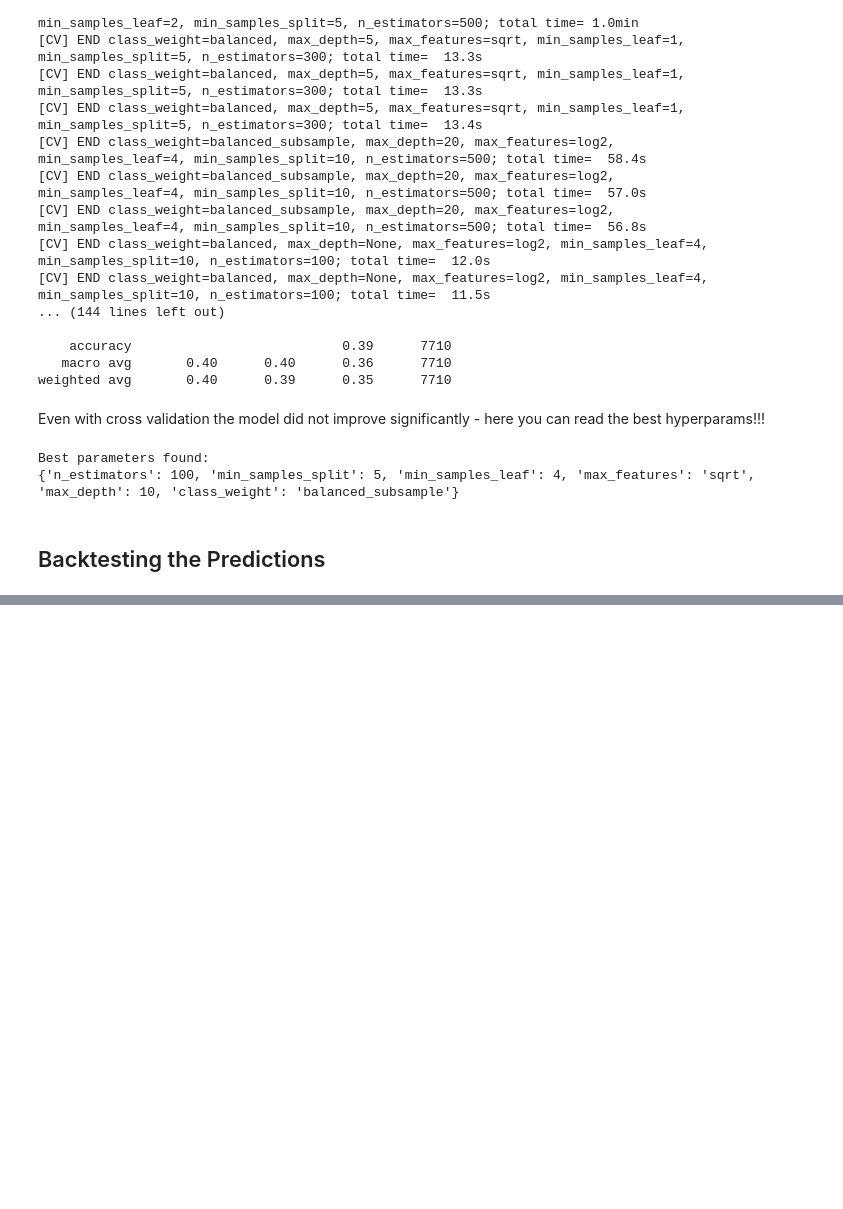
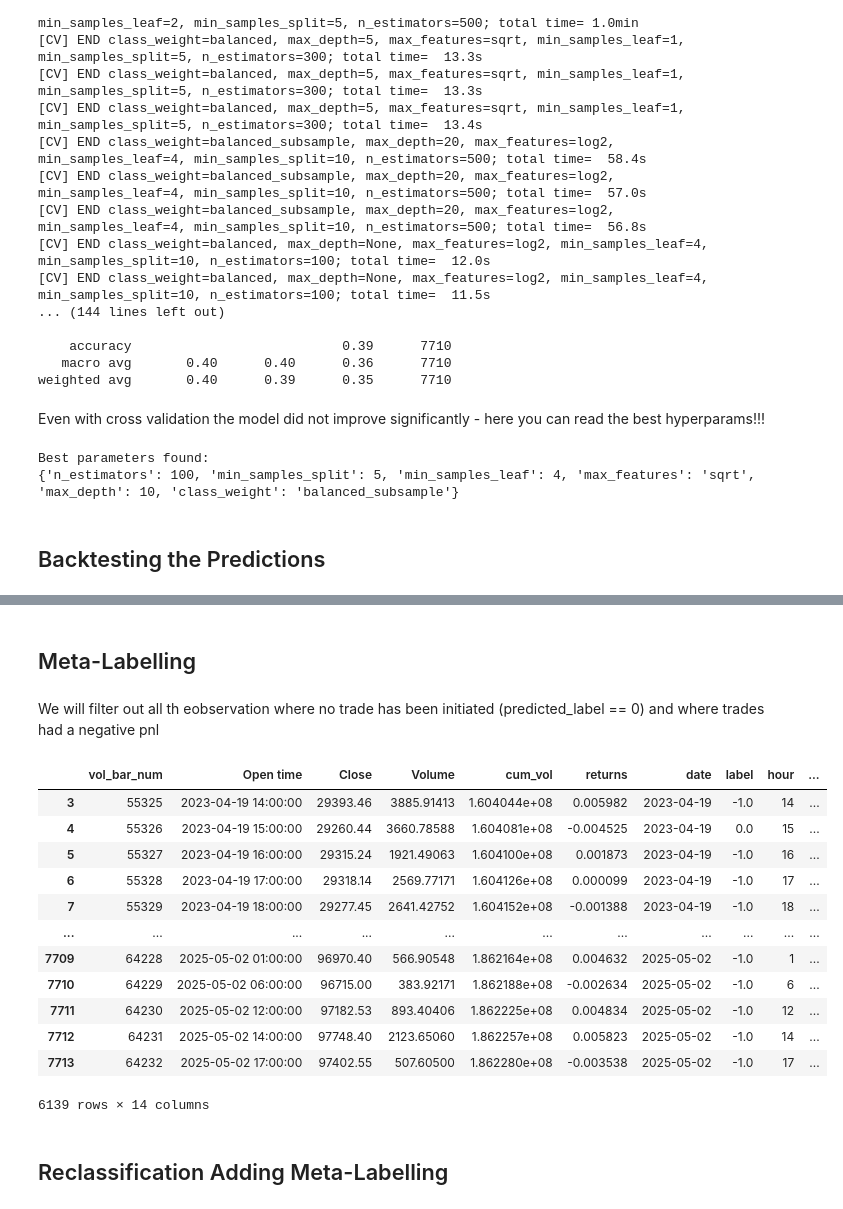
Before and after one commit to dgalassi99/quant-lab, a Jupyter notebook: more/Meta_Labelling_&_Classification.ipynb, the cells around one changed output, grey strips where cells are left out. Cells and saved outputs as stored; diff of their text form; code cells hidden in the pictures; blank space fills up the shorter version.

```diff
--- a/more/Meta_Labelling_&_Classification.ipynb
+++ b/more/Meta_Labelling_&_Classification.ipynb
@@ -312,0 +430,24 @@ hrz_barrier
+# %% [markdown]
+## Meta-Labelling
+# %% [markdown]
+We will filter out all th eobservation where no trade has been initiated (predicted_label == 0) and where trades had a negative pnl
+# %%
+df_meta = df_test[df_test.predicted_label != 0].copy()
+df_meta['meta_label'] = (df_meta.pnl > 0).astype(int)
+df_meta
+# %% [output]
+|  | vol_bar_num | Open time | Close | Volume | cum_vol | returns | date | label | hour | ... |
+| 3 | 55325 | 2023-04-19 14:00:00 | 29393.46 | 3885.91413 | 1.604044e+08 | 0.005982 | 2023-04-19 | -1.0 | 14 | ... |
+| 4 | 55326 | 2023-04-19 15:00:00 | 29260.44 | 3660.78588 | 1.604081e+08 | -0.004525 | 2023-04-19 | 0.0 | 15 | ... |
+| 5 | 55327 | 2023-04-19 16:00:00 | 29315.24 | 1921.49063 | 1.604100e+08 | 0.001873 | 2023-04-19 | -1.0 | 16 | ... |
+| 6 | 55328 | 2023-04-19 17:00:00 | 29318.14 | 2569.77171 | 1.604126e+08 | 0.000099 | 2023-04-19 | -1.0 | 17 | ... |
+| 7 | 55329 | 2023-04-19 18:00:00 | 29277.45 | 2641.42752 | 1.604152e+08 | -0.001388 | 2023-04-19 | -1.0 | 18 | ... |
+| ... | ... | ... | ... | ... | ... | ... | ... | ... | ... | ... |
+| 7709 | 64228 | 2025-05-02 01:00:00 | 96970.40 | 566.90548 | 1.862164e+08 | 0.004632 | 2025-05-02 | -1.0 | 1 | ... |
+| 7710 | 64229 | 2025-05-02 06:00:00 | 96715.00 | 383.92171 | 1.862188e+08 | -0.002634 | 2025-05-02 | -1.0 | 6 | ... |
+| 7711 | 64230 | 2025-05-02 12:00:00 | 97182.53 | 893.40406 | 1.862225e+08 | 0.004834 | 2025-05-02 | -1.0 | 12 | ... |
+| 7712 | 64231 | 2025-05-02 14:00:00 | 97748.40 | 2123.65060 | 1.862257e+08 | 0.005823 | 2025-05-02 | -1.0 | 14 | ... |
+| 7713 | 64232 | 2025-05-02 17:00:00 | 97402.55 | 507.60500 | 1.862280e+08 | -0.003538 | 2025-05-02 | -1.0 | 17 | ... |
+6139 rows × 14 columns
+# %% [markdown]
+## Reclassification Adding Meta-Labelling
```
Also changed, not shown: parts of 26 cells of this notebook.
